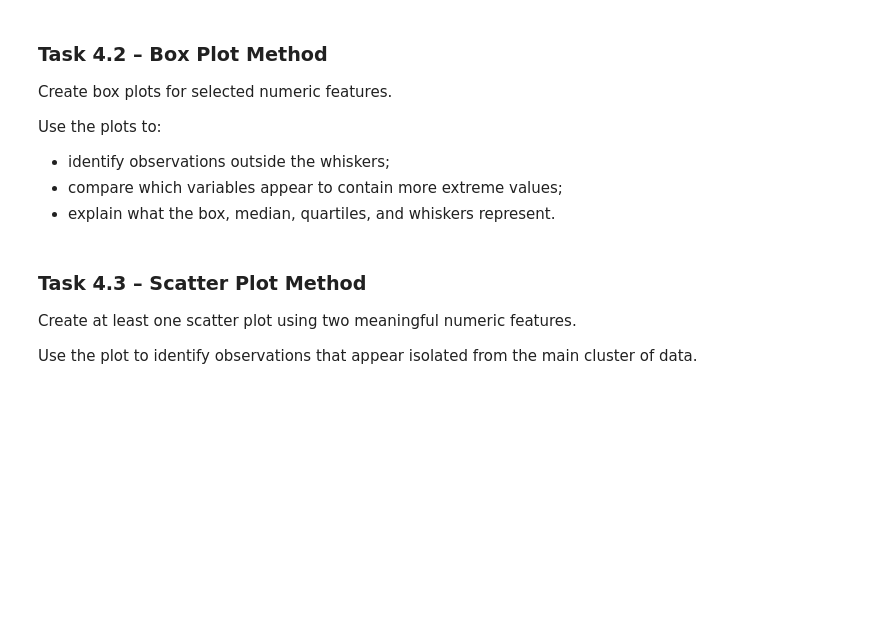
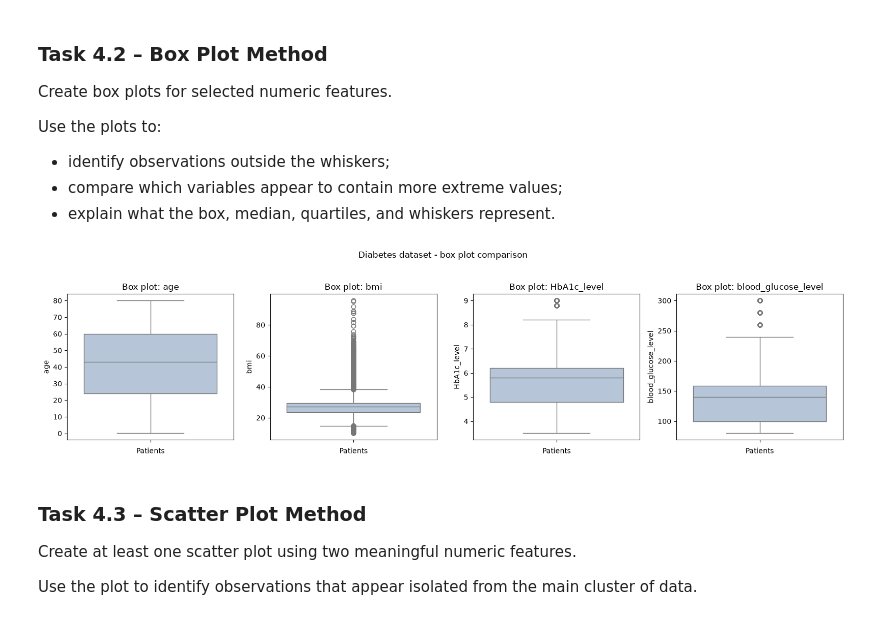
Before and after one commit to AlamirConestoga/Tidying_Cleaning_Imputation_Outlier_Detection, a Jupyter notebook: week5Lab_Students.ipynb, the cells around one changed output. Cells and saved outputs as stored; diff of their text form; code cells hidden in the pictures; blank space fills up the shorter version.

Commit message:
Outlier detection - diabetes dataset

```diff
--- a/week5Lab_Students.ipynb
+++ b/week5Lab_Students.ipynb
@@ -950,3 +1048,16 @@ Use the plots to:
+# %%
+# Task 4.2 - Box plots for continuous numeric measurements
+fig, axes = plt.subplots(1, len(numeric_features), figsize=(16, 4))
+for ax, column in zip(axes, numeric_features):
+    sns.boxplot(y=diabetes[column], ax=ax, color="lightsteelblue")
+    ax.set_title(f"Box plot: {column}")
+    ax.set_xlabel("Patients")
+    ax.set_ylabel(column)
+plt.suptitle("Diabetes dataset - box plot comparison", y=1.04)
+plt.tight_layout()
+plt.show()
+# %% [output]
+[figure, added]
 # %% [markdown]
 ### **Task 4.3 – Scatter Plot Method**
 
```
Also changed, not shown: parts of 16 cells of this notebook, 1 other file.
